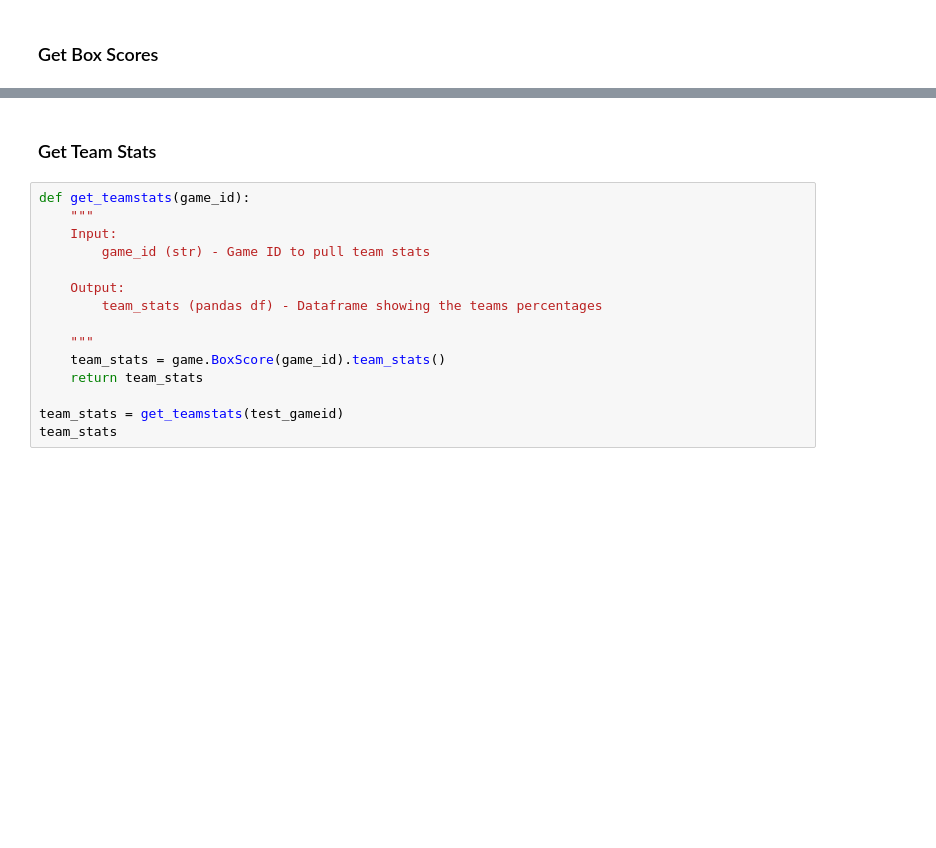
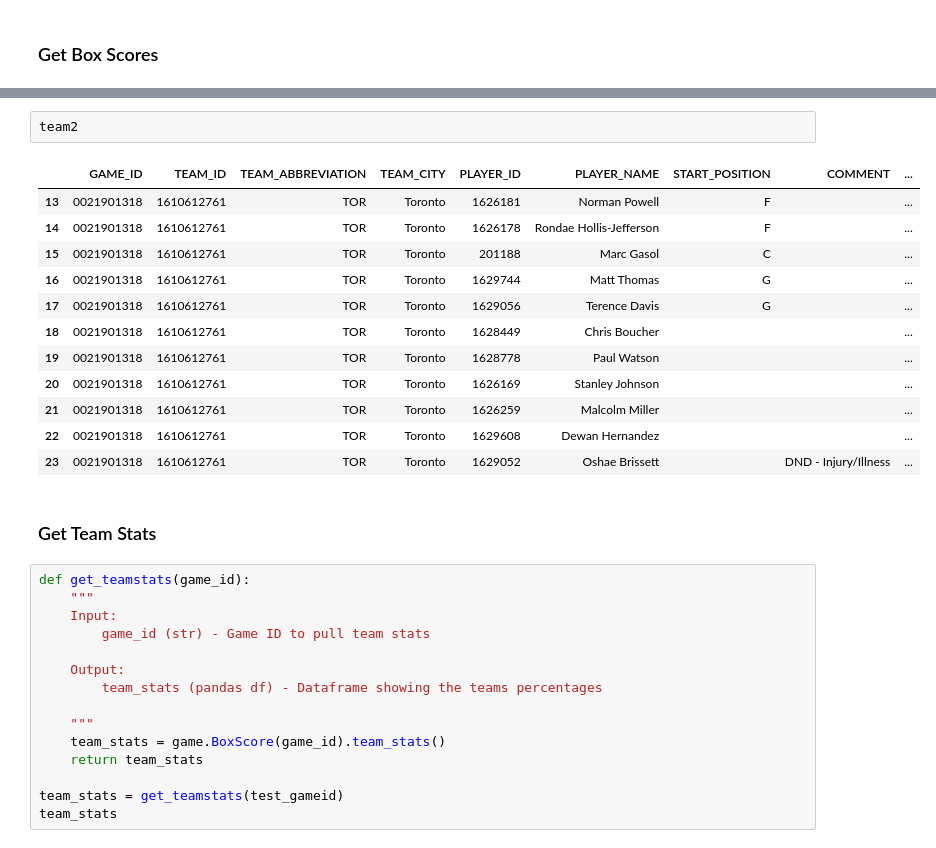
Before and after one commit to acheng1230/Udacity_DataScientist_Nanodegree, a Jupyter notebook: Capstone_Project/ipynb/dashboard_data.ipynb, the cells around one changed output, grey strips where cells are left out. Cells and saved outputs as stored; diff of their text form; blank space fills up the shorter version.

```diff
--- a/Capstone_Project/ipynb/dashboard_data.ipynb
+++ b/Capstone_Project/ipynb/dashboard_data.ipynb
@@ -169,3 +179,18 @@ boxscore.head()
+# %%
+team2
+# %% [output]
+|  | GAME_ID | TEAM_ID | TEAM_ABBREVIATION | TEAM_CITY | PLAYER_ID | PLAYER_NAME | START_POSITION | COMMENT | ... |
+| 13 | 0021901318 | 1610612761 | TOR | Toronto | 1626181 | Norman Powell | F |  | ... |
+| 14 | 0021901318 | 1610612761 | TOR | Toronto | 1626178 | Rondae Hollis-Jefferson | F |  | ... |
+| 15 | 0021901318 | 1610612761 | TOR | Toronto | 201188 | Marc Gasol | C |  | ... |
+| 16 | 0021901318 | 1610612761 | TOR | Toronto | 1629744 | Matt Thomas | G |  | ... |
+| 17 | 0021901318 | 1610612761 | TOR | Toronto | 1629056 | Terence Davis | G |  | ... |
+| 18 | 0021901318 | 1610612761 | TOR | Toronto | 1628449 | Chris Boucher |  |  | ... |
+| 19 | 0021901318 | 1610612761 | TOR | Toronto | 1628778 | Paul Watson |  |  | ... |
+| 20 | 0021901318 | 1610612761 | TOR | Toronto | 1626169 | Stanley Johnson |  |  | ... |
+| 21 | 0021901318 | 1610612761 | TOR | Toronto | 1626259 | Malcolm Miller |  |  | ... |
+| 22 | 0021901318 | 1610612761 | TOR | Toronto | 1629608 | Dewan Hernandez |  |  | ... |
+| 23 | 0021901318 | 1610612761 | TOR | Toronto | 1629052 | Oshae Brissett |  | DND - Injury/Illness | ... |
 # %% [markdown]
 ### Get Team Stats
 # %%
```
Also changed, not shown: parts of 10 cells of this notebook, 1 other file.
